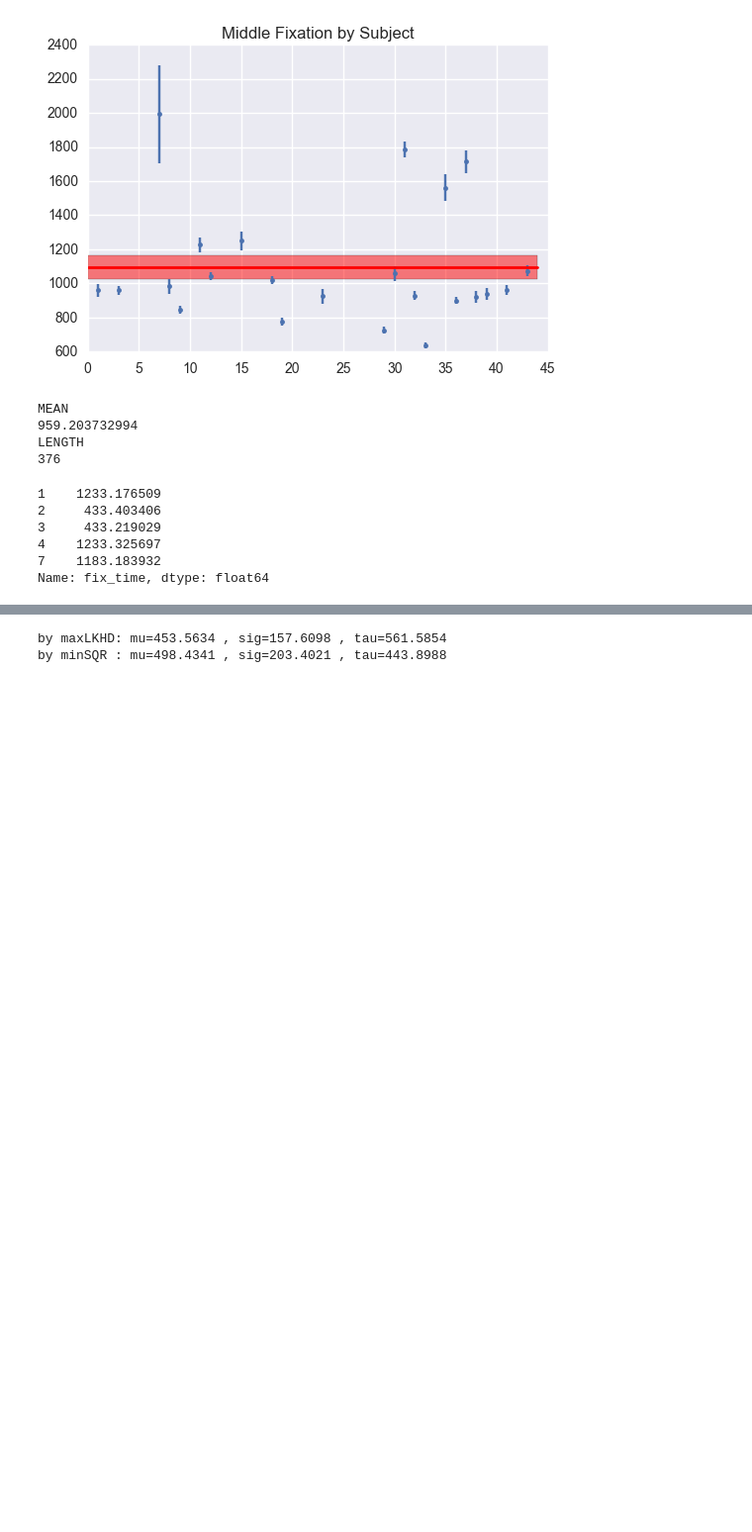
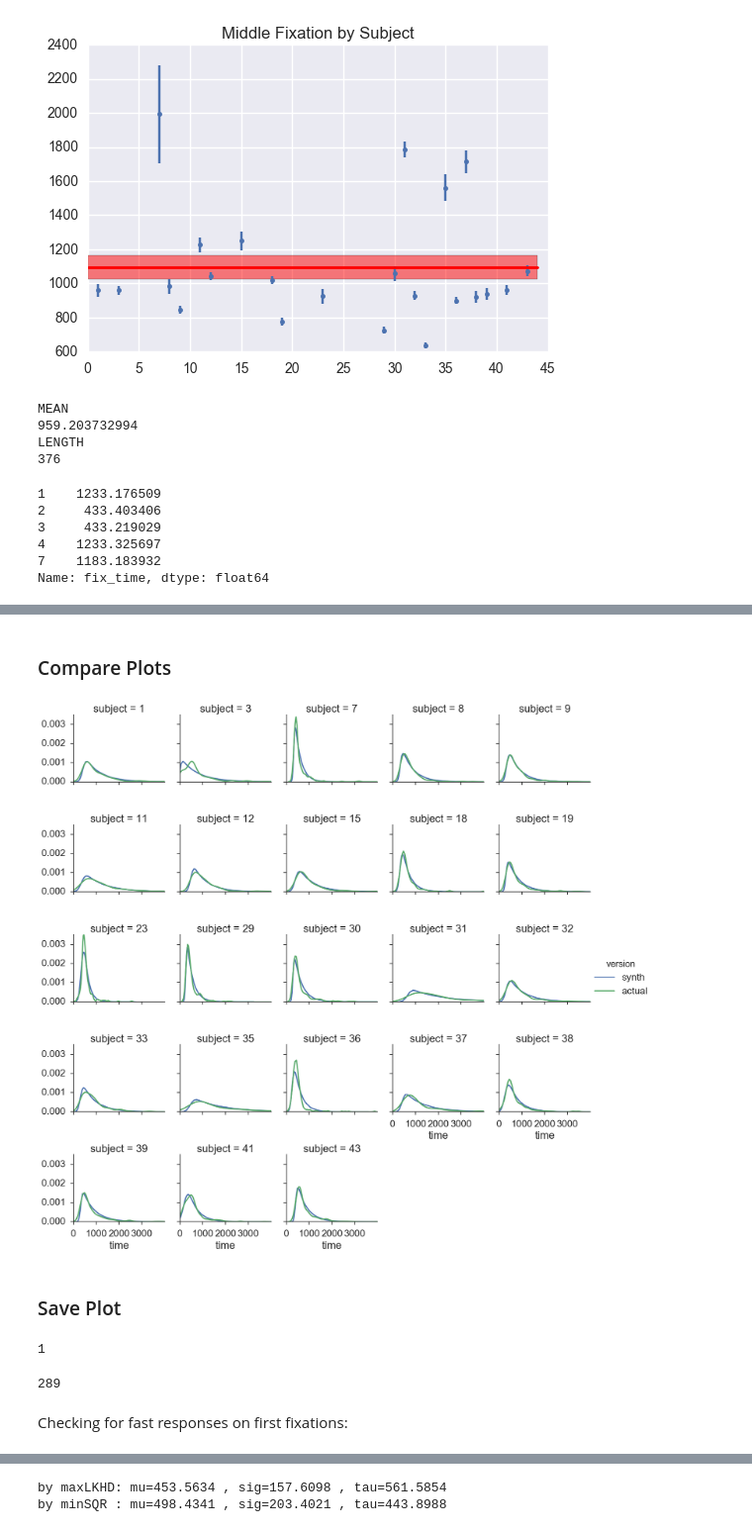
Before and after one commit to danieljwilson/MADE_niagara, a Jupyter notebook: jupyter/RT Fitting.ipynb, the cells around one changed output, grey strips where cells are left out. Shown: that part at 99% size. Cells and saved outputs as stored; diff of their text form; code cells hidden in the pictures; blank space fills up the shorter version.

Commit message:
Updated ExGUtils Fitting with comparison plots

```diff
--- a/jupyter/RT Fitting.ipynb
+++ b/jupyter/RT Fitting.ipynb
@@ -127,6 +127,9 @@ subj_mid_fix = {}
 for i in np.unique(fixations.parcode):
     subj_first_fix[i] = fixations['fix_time'][(fixations['fix_num']==1) & (fixations['parcode']==i)]
     subj_mid_fix[i] = fixations['fix_time'][(fixations['fix_num']>1) & (fixations['rev_fix_num']>1) & (fixations['parcode']==i)]
+
+    subj_first_fix[i] = np.asarray(subj_first_fix[i], dtype=np.int16) # keeps it smaller...values up to 32000
+    subj_mid_fix[i] =  np.asarray(subj_mid_fix[i], dtype=np.int16)
 # %%
 fixations.head()
 # %% [output]
@@ -226,0 +310,18 @@ Name: fix_time, dtype: float64
+# %%
+# Synth dists
+first_fix_df_long = pd.melt(first_fix_df)
+first_fix_df_long = first_fix_df_long.rename(index=str, columns={"variable": "subject", "value": "time"})
+
+mid_fix_df_long = pd.melt(mid_fix_df)
+mid_fix_df_long = mid_fix_df_long.rename(index=str, columns={"variable": "subject", "value": "time"})
+
+# Actual dists
+# first fix
+subj_first_fix_df_long = pd.melt(subj_first_fix_df)
+subj_first_fix_df_long = subj_first_fix_df_long.rename(index=str, columns={"variable": "subject", "value": "time"})
+subj_first_fix_df_long = subj_first_fix_df_long.dropna() # remove NA rows
+
+# middle fix
+subj_mid_fix_df_long = pd.melt(subj_mid_fix_df)
+subj_mid_fix_df_long = subj_mid_fix_df_long.rename(index=str, columns={"variable": "subject", "value": "time"})
+subj_mid_fix_df_long = subj_mid_fix_df_long.dropna() # remove NA rows
@@ -226,0 +352,27 @@ Name: fix_time, dtype: float64
+# %%
+# add column to differentiate versions
+first_fix_df_long['version'] = "synth"
+mid_fix_df_long['version'] = "synth"
+subj_first_fix_df_long['version'] = "actual"
+subj_mid_fix_df_long['version'] = "actual"
+
+# append
+full_long_first = pd.concat([first_fix_df_long, subj_first_fix_df_long])
+full_long_mid = pd.concat([mid_fix_df_long, subj_mid_fix_df_long])
+# %% [markdown]
+### Compare Plots
+# %%
+sns.set_context("talk", font_scale=1.4)
+# paper, # poseter
+# %%
+sns.set_style("ticks")
+compare = sns.FacetGrid(full_long_first, col = "subject", hue="version", col_wrap=5)
+sns.plt.xlim(0, 4000)
+plt.xticks([0, 1000, 2000, 3000])
+plt.yticks([0, 0.0010, 0.0020, 0.0030])
+#plt.xlabel('Time (ms)', fontsize=6)
+compare = compare.map(sns.kdeplot, "time").add_legend()
+# %% [output]
+[figure, added]
+# %% [markdown]
+### Save Plot
@@ -226,0 +381,10 @@ Name: fix_time, dtype: float64
+# %%
+np.sum(subj_first_fix[1]<250)
+# %% [output]
+1
+# %%
+len(subj_first_fix[1]<250)
+# %% [output]
+289
+# %% [markdown]
+Checking for fast responses on first fixations:
```
Also changed, not shown: parts of 36 cells of this notebook, 2 other files.
